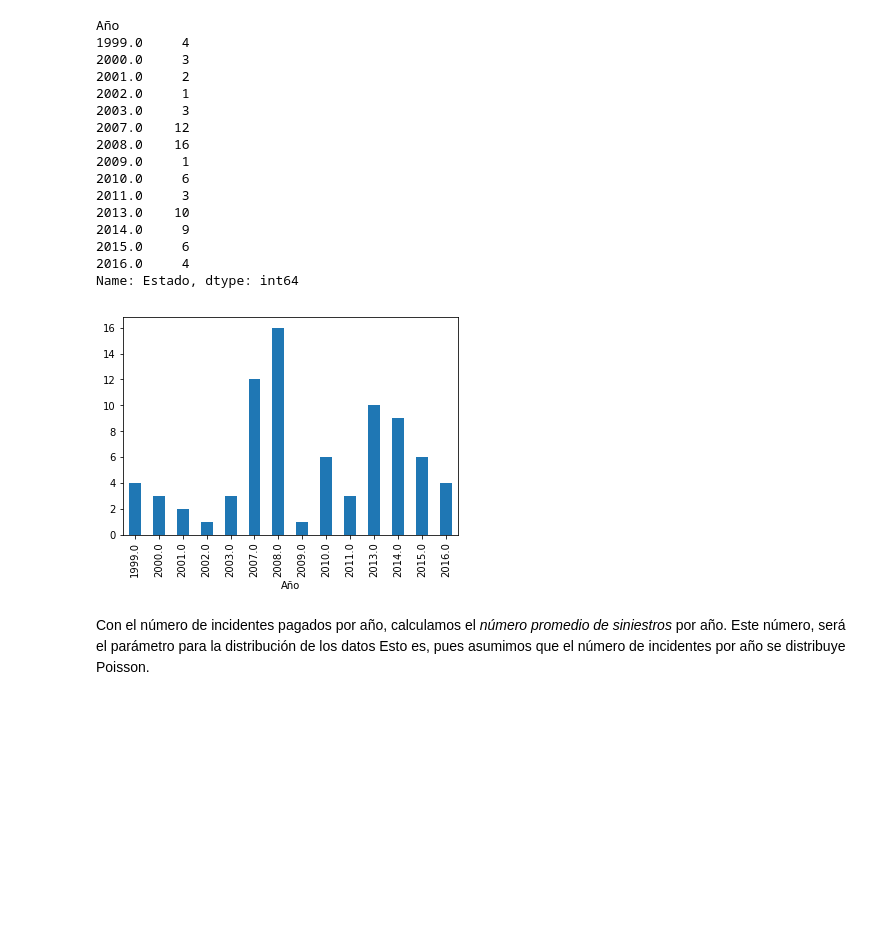
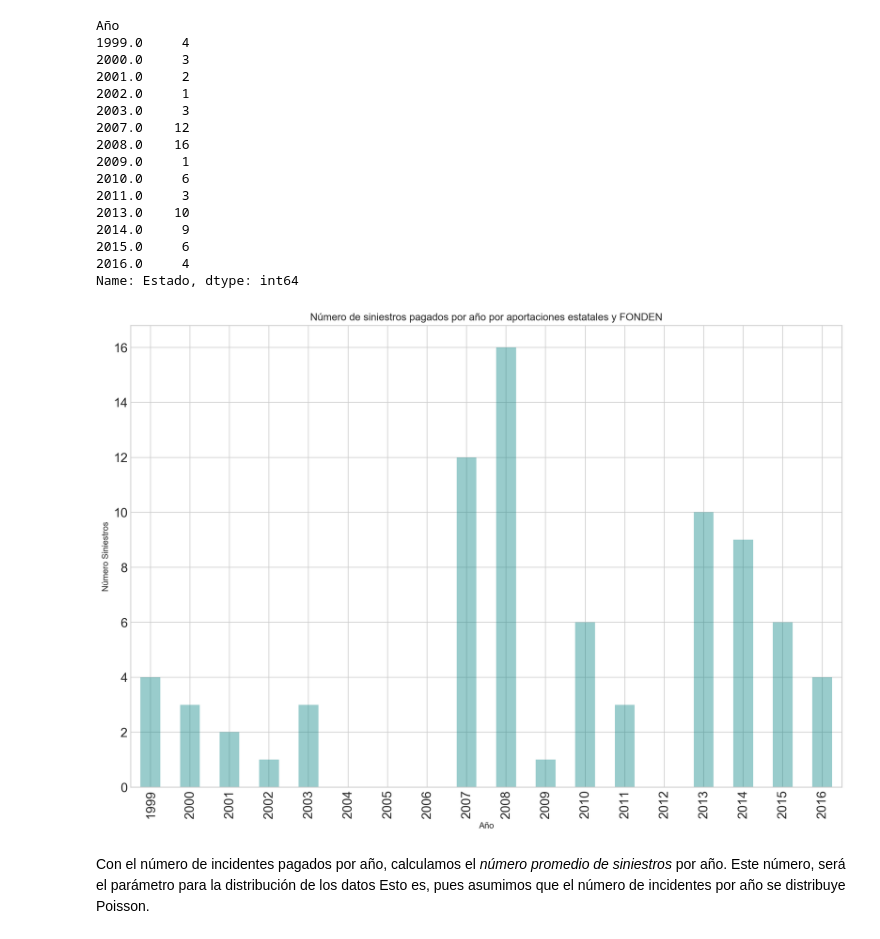
Before and after one commit to gerdm/machine_learning, a Jupyter notebook: analyses/Analysis_siniestros.ipynb, the cells around one changed output. Cells and saved outputs as stored; diff of their text form; code cells hidden in the pictures; blank space fills up the shorter version.

```diff
--- a/analyses/Analysis_siniestros.ipynb
+++ b/analyses/Analysis_siniestros.ipynb
@@ -70,11 +63,22 @@ Año
 2015.0     6
 2016.0     4
 Name: Estado, dtype: int64
-# %%
-fonden_count_incidentes.plot(kind="bar")
-plt.show()
-# %% [output]
-[figure, removed]
+# %%
+years = fonden_count_incidentes.index
+minyear = int(min(years))
+maxyear = int(max(years))
+for year in range(minyear, maxyear):
+    if year not in years:
+        fonden_count_incidentes[float(year)] = 0
+fonden_count_incidentes.sort_index(inplace=True)
+# %%
+ax = fonden_count_incidentes.plot(kind="bar", color="teal", alpha=0.4)
+ax.set_xticklabels([int(float(y.get_text())) for y in ax.get_xticklabels()])
+ax.set_title("Número de siniestros pagados por año por aportaciones estatales y FONDEN")
+ax.set_ylabel("Número Siniestros")
+plt.show()
+# %% [output]
+[figure, added]
 # %% [markdown]
 Con el número de incidentes pagados por año, calculamos el *número promedio de siniestros* por año. Este número, será el parámetro para la distribución de los datos
 Esto es, pues asumimos que el número de incidentes por año se distribuye Poisson.
```
Also changed, not shown: parts of 14 cells of this notebook, 1 other file.
